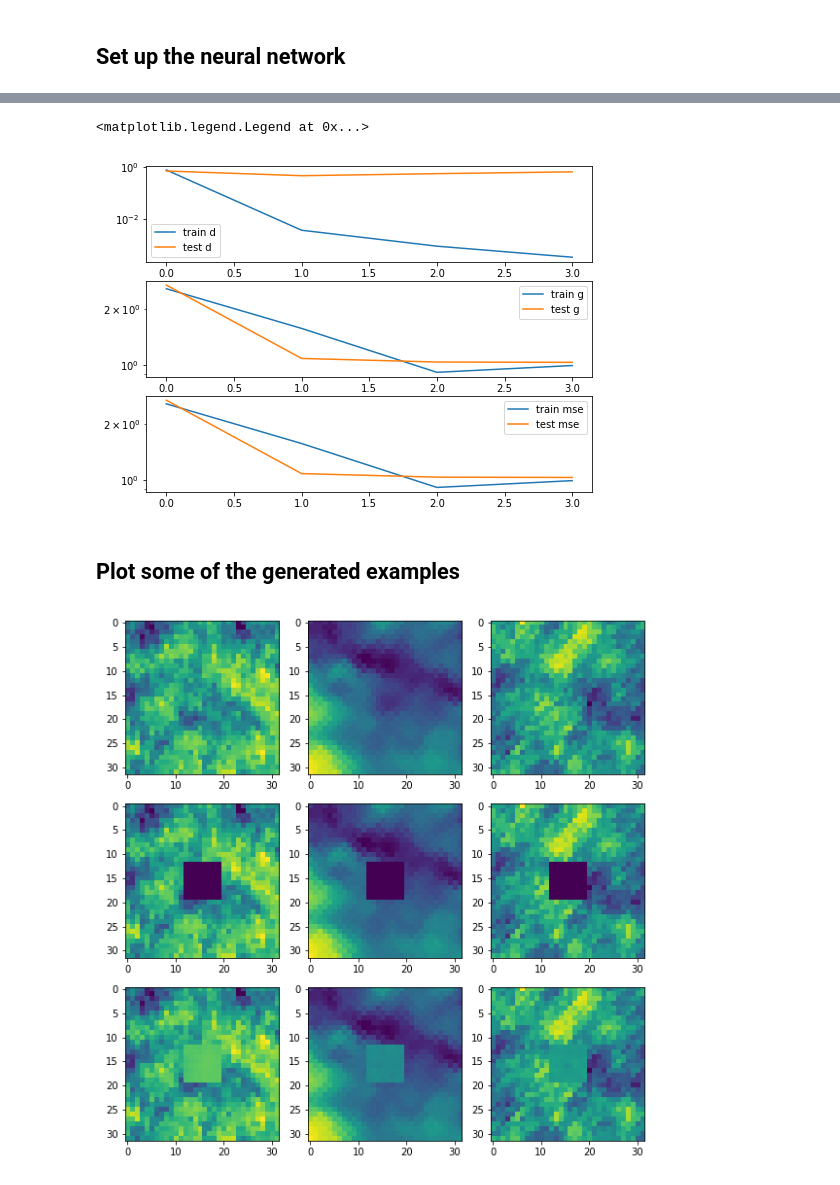
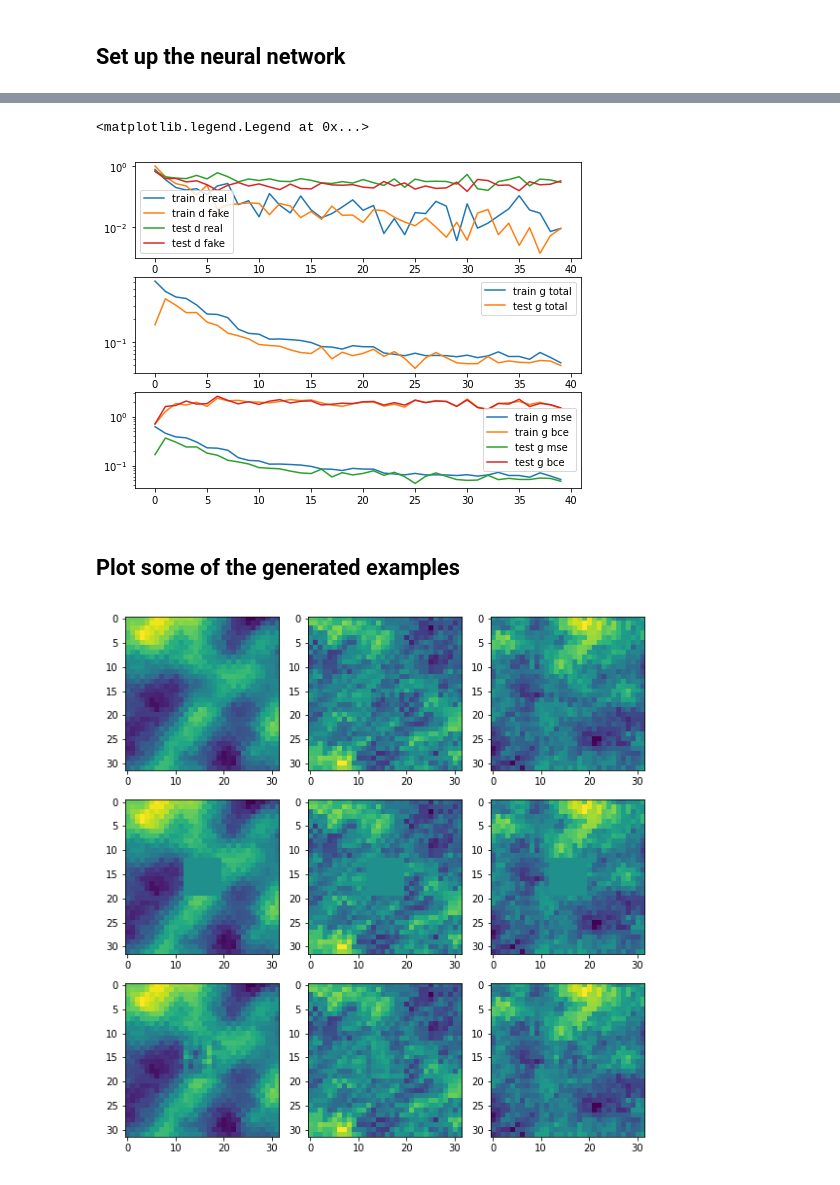
Before and after one commit to ebaxter/planck_net, a Jupyter notebook: predict_backgrounds.ipynb, the cells around one changed output, grey strips where cells are left out. Drawn from its saved outputs; the diff is of its cells as text; code cells hidden in the pictures.

```diff
--- a/predict_backgrounds.ipynb
+++ b/predict_backgrounds.ipynb
@@ -561,12 +603,22 @@ train_loss, test_loss = context_encoder.train(epochs=200, batch_size=128, sample
 # %%
 fig, ax = pl.subplots(3,1, figsize = (8,6))
-ax[0].plot(train_loss[0,:], label = 'train d')
-ax[1].plot(train_loss[1,:], label = 'train g')
-ax[2].plot(train_loss[2,:], label = 'train mse')
+ax[0].plot(train_loss[0,:], label = 'train d real')
+ax[0].plot(train_loss[1,:], label = 'train d fake')
 
-ax[0].plot(test_loss[0,:], label = 'test d')
-ax[1].plot(test_loss[1,:], label = 'test g')
-ax[2].plot(test_loss[2,:], label = 'test mse')
+ax[1].plot(train_loss[2,:], label = 'train g total')
+
+ax[2].plot(train_loss[3,:], label = 'train g mse')
+ax[2].plot(train_loss[4,:], label = 'train g bce')
+
+
+ax[0].plot(test_loss[0,:], label = 'test d real')
+ax[0].plot(test_loss[1,:], label = 'test d fake')
+
+ax[1].plot(test_loss[2,:], label = 'test g total')
+
+ax[2].plot(test_loss[3,:], label = 'test g mse')
+ax[2].plot(test_loss[4,:], label = 'test g bce')
+
 
 ax[0].set_yscale('log')
 ax[1].set_yscale('log')
@@ -577,15 +629,15 @@ ax[1].legend()
 ax[2].legend()
 # %% [output]
 <matplotlib.legend.Legend at 0x...>
-[figure, old version]
+[figure, new version]
 # %% [markdown]
 ## Plot some of the generated examples
 # %%
 from IPython.display import Image
-Image("./network_output/images/150.png")
+Image("./network_output/images/450.png")
 #Image("./network_output/images/4500.png")
 # %% [output]
-[figure, old version]
+[figure, new version]
 # %%
 #-try rotating, flipping, etc.
 #-multi-frequency?
```
Also changed, not shown: parts of 5 cells of this notebook.
